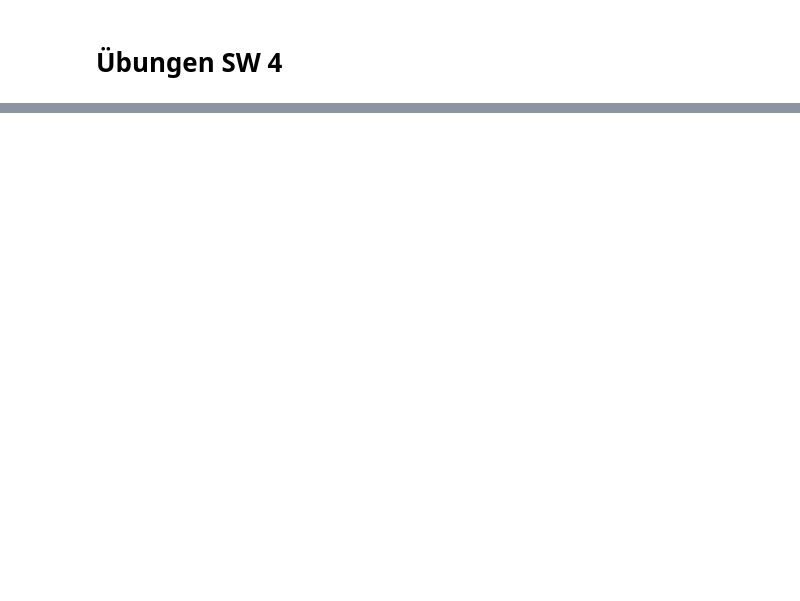
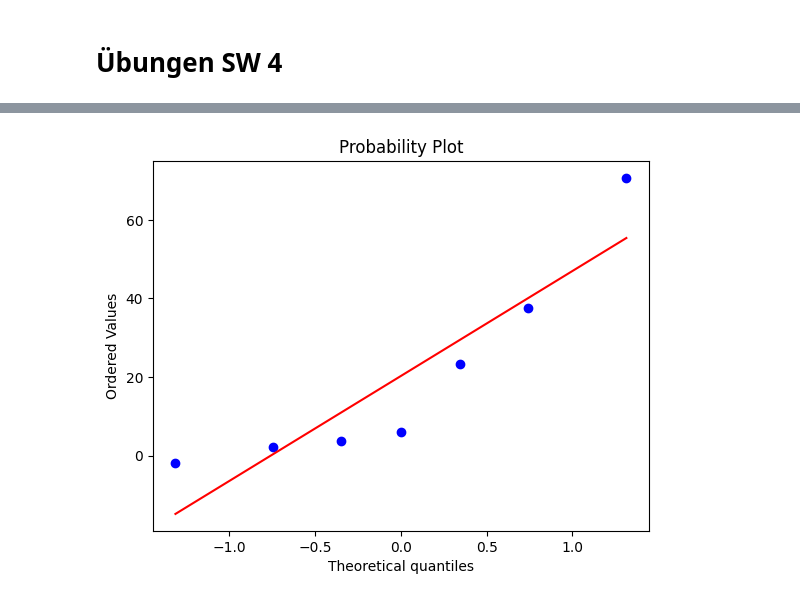
Before and after one commit to justinmeckmann1/stoc_hs24, a Jupyter notebook: Uebungen/04 - MCMC.ipynb, the cells around one changed output, grey strips where cells are left out. Cells and saved outputs as stored; diff of their text form; code cells hidden in the pictures; blank space fills up the shorter version.

```diff
--- a/Uebungen/04 - MCMC.ipynb
+++ b/Uebungen/04 - MCMC.ipynb
@@ -17,0 +217,8 @@ plt.show()
+# %%
+# c) prüfen ob normalverteilt
+st.probplot(data,plot=plt)
+plt.show()
+
+# Daten folgen nicht einer Normalverteilung, da der Datensatz zu klein ist, ist die Aussagekraft des QQ-Plots begrenzt.
+# %% [output]
+[figure, added]
```
Also changed, not shown: parts of 16 cells of this notebook, 15 other files.
